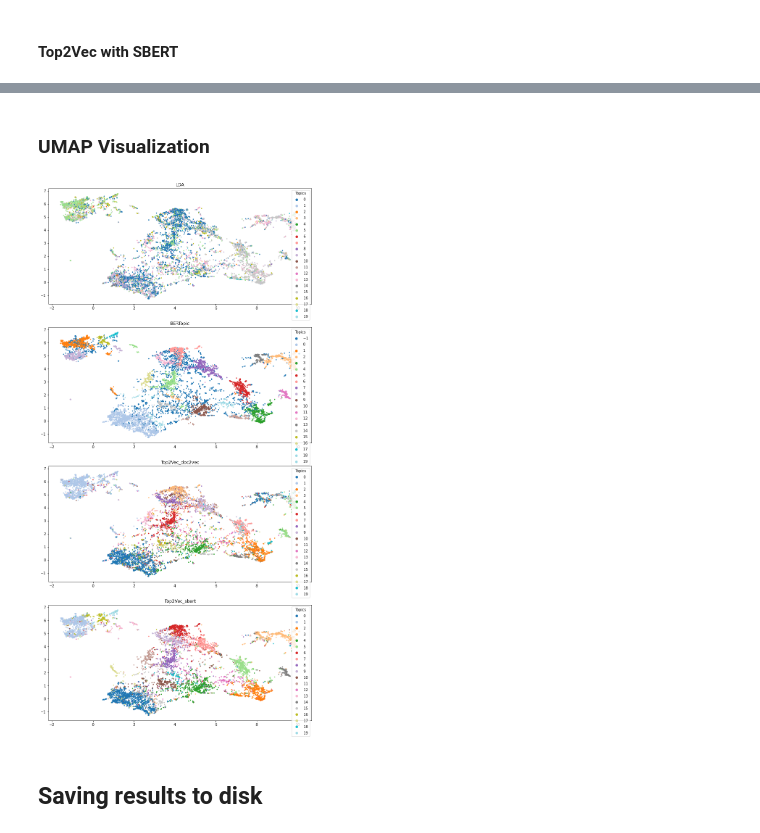
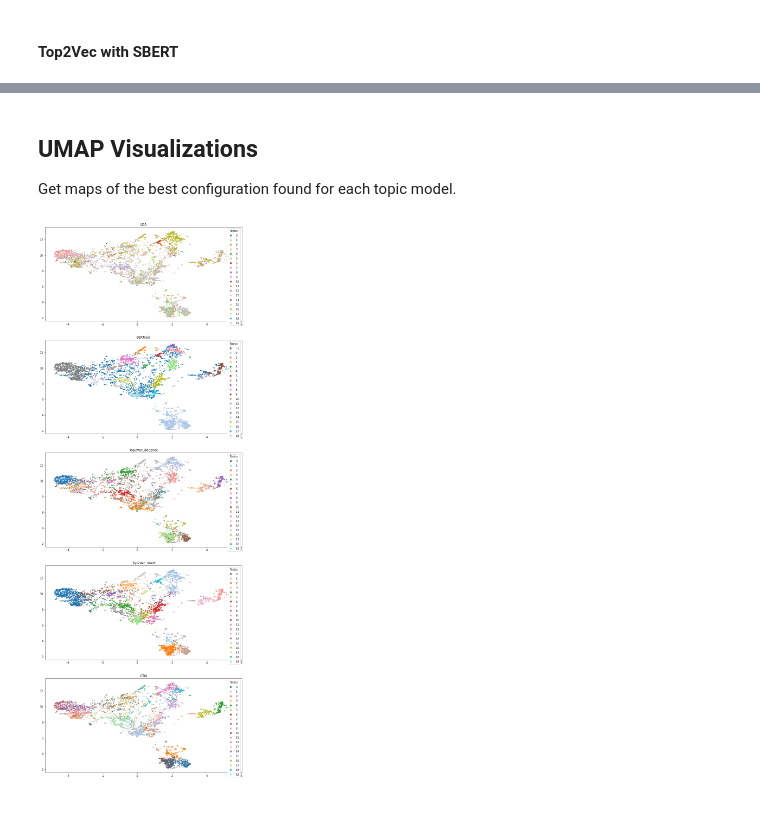
Before and after one commit to stuartgo/mapintel, a Jupyter notebook: experiments/notebooks/topic_modeling_comparison.ipynb, the cells around one changed output, grey strips where cells are left out. Saved outputs shown, nothing was run; the diff lists cells and outputs as text; code cells hidden in the pictures; blank space fills up the shorter version.

Commit message:
Add topic modeling experiments notebook
Compare several topic modeling algorithms while using multiple measures.

```diff
--- a/experiments/notebooks/topic_modeling_comparison.ipynb
+++ b/experiments/notebooks/topic_modeling_comparison.ipynb
@@ -222,7 +262,7 @@ HDBSCAN classified 21.77% of the observations as noise!
 # %% [markdown]
 #### Top2Vec with Doc2Vec
 # %%
-# Perform BERTopic
+# Perform Top2Vec
 model = Top2Vec_octis()  # Create model
 model_output = model.train_model(
     dataset,
@@ -236,7 +276,7 @@ model_output = model.train_model(
             "random_state":1
         },
         "hdbscan_args": {
-            "min_cluster_size": 50,
+            "min_cluster_size": 30,
             "min_samples": 15,
             "cluster_selection_epsilon": 0.2,
             "metric": 'euclidean',
@@ -246,7 +286,7 @@ model_output = model.train_model(
 ) # Train the model
 
 # Save topic scores
-topic_scores['Top2Vec_doc2vec'] = topic_evaluation(model_output, prep_docs)
+topic_scores['Top2Vec_doc2vec'] = topic_evaluation(model_output, prep_train_docs)
 
 # Save document topics
 doc_topics['Top2Vec_doc2vec'] = model_output['topic-document-matrix']
@@ -264,7 +304,7 @@ doc_topics['Top2Vec_doc2vec'] = model_output['topic-document-matrix']
 # %% [markdown]
 #### Top2Vec with SBERT
 # %%
-# Perform BERTopic
+# Perform Top2Vec
 model = Top2Vec_octis()  # Create model
 model_output = model.train_model(
     dataset,
@@ -278,7 +318,7 @@ model_output = model.train_model(
             "random_state":1
         },
         "hdbscan_args": {
-            "min_cluster_size": 50,
+            "min_cluster_size": 30,
             "min_samples": 15,
             "cluster_selection_epsilon": 0.2,
             "metric": 'euclidean',
@@ -288,7 +328,7 @@ model_output = model.train_model(
 ) # Train the model
 
 # Save topic scores
-topic_scores['Top2Vec_sbert'] = topic_evaluation(model_output, prep_docs)
+topic_scores['Top2Vec_sbert'] = topic_evaluation(model_output, prep_train_docs)
 
 # Save document topics
 doc_topics['Top2Vec_sbert'] = model_output['topic-document-matrix']
@@ -311,0 +350,18 @@ doc_topics['Top2Vec_sbert'] = model_output['topic-document-matrix']
+# %%
+# Perform CTM
+model = CTM(
+    num_topics=20,
+    num_epochs=30,
+    inference_type='zeroshot',
+    bert_model="sentence-transformers/msmarco-distilbert-base-v4",
+    use_partitions=False,
+    bert_path=out_path
+)
+
+model_output = model.train_model(dataset) # Train the model
+
+# Save topic scores
+topic_scores['CTM'] = topic_evaluation(model_output, dataset.get_corpus())
+
+# Save document topics
+doc_topics['CTM'] = np.argmax(model_output['topic-document-matrix'], axis=0)
@@ -326,6 +442,11 @@ tm_metrics
-# %% [markdown]
-### UMAP Visualization
+# %% [markdown]
+## UMAP Visualizations
+
+Get maps of the best configuration found for each topic model.
 # %%
+# Get SBERT embeddings
+embeddings = SentenceTransformer('sentence-transformers/msmarco-distilbert-base-v4').encode(train_docs, show_progress_bar=True)
+
 # Initialize UMAP
 umap_model = UMAP(
     n_neighbors=30,
@@ -335,21 +456,18 @@ umap_model = UMAP(
     random_state=1
 )
 
-# Get SBERT embeddings
-embeddings = SentenceTransformer('sentence-transformers/msmarco-distilbert-base-v4').encode(docs, show_progress_bar=True)
-
 # Reduce dimensionality
 umap_emb = umap_model.fit_transform(embeddings)
 # %%
 # Plot the 2D UMAP projection with the topic labels
-fig, axes = plt.subplots(4, 1, figsize=(13, 27))
-for ax, tm in zip(axes.flatten(), [i[0] for i in topic_scores.items()]):
+labels = [i[0] for i in topic_scores.items()]
+fig, axes = plt.subplots(len(labels), 1, figsize=(13, 37))
+for ax, tm in zip(axes.flatten(), labels):
     ax.set_title(tm)
     scatter = ax.scatter(umap_emb[:, 0], umap_emb[:, 1], s=4, c=doc_topics[tm], cmap='tab20')
     ax.legend(*scatter.legend_elements(num=20), loc="upper right", title="Topics")
 
+fig.savefig(os.path.join(out_path, 'umap_topics.png'))
 fig.show()
 # %% [output]
-[figure, old version]
+[figure, new version]
-# %% [markdown]
-## Saving results to disk
```
Also changed, not shown: parts of 22 cells of this notebook.
